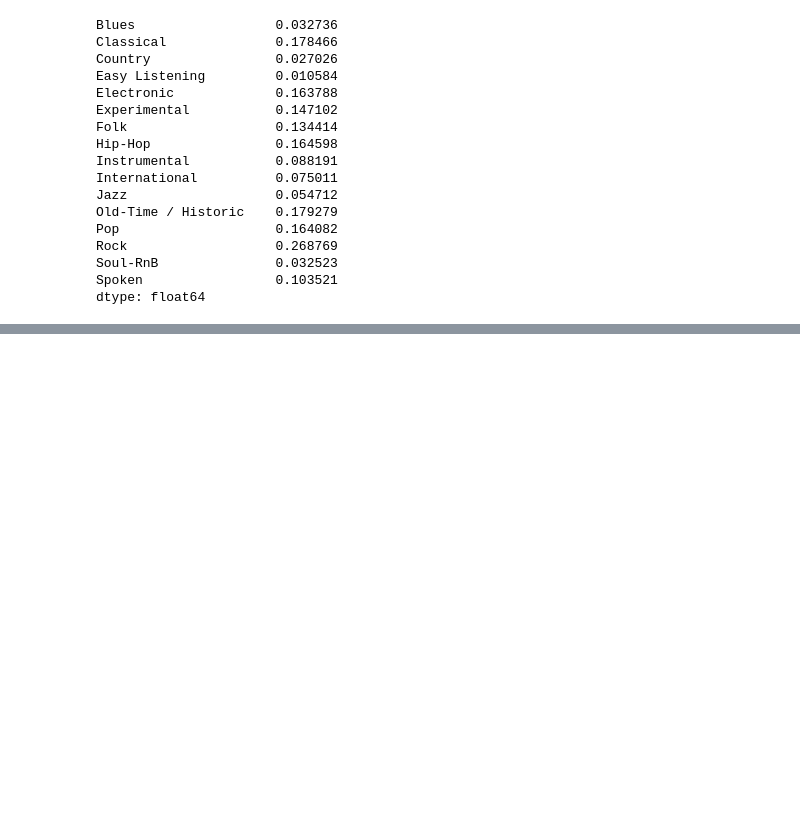
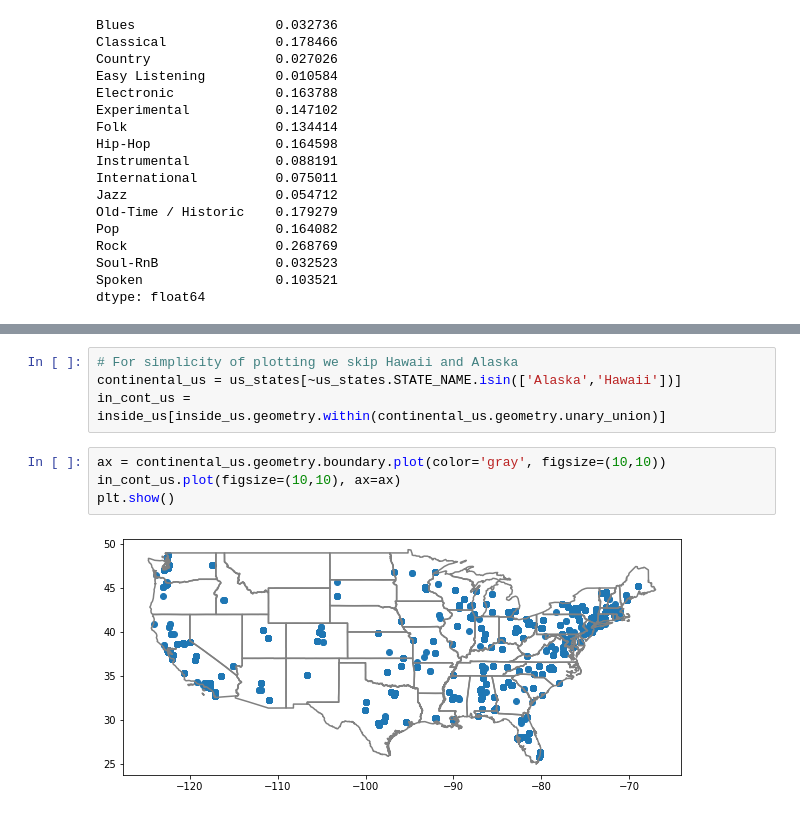
Before and after one commit to ryanmswan/springboard, a Jupyter notebook: capstone_eda/capstone_1_fma_analysis.ipynb, the cells around one changed output, grey strips where cells are left out. Drawn from its saved outputs; the diff is of its cells as text; blank space fills up the shorter version.

```diff
--- a/capstone_eda/capstone_1_fma_analysis.ipynb
+++ b/capstone_eda/capstone_1_fma_analysis.ipynb
@@ -643,0 +692,10 @@ dtype: float64
+# %%
+# For simplicity of plotting we skip Hawaii and Alaska
+continental_us = us_states[~us_states.STATE_NAME.isin(['Alaska','Hawaii'])]
+in_cont_us = inside_us[inside_us.geometry.within(continental_us.geometry.unary_union)]
+# %%
+ax = continental_us.geometry.boundary.plot(color='gray', figsize=(10,10))
+in_cont_us.plot(figsize=(10,10), ax=ax)
+plt.show()
+# %% [output]
+[figure, added]
```
Also changed, not shown: parts of 28 cells of this notebook.
